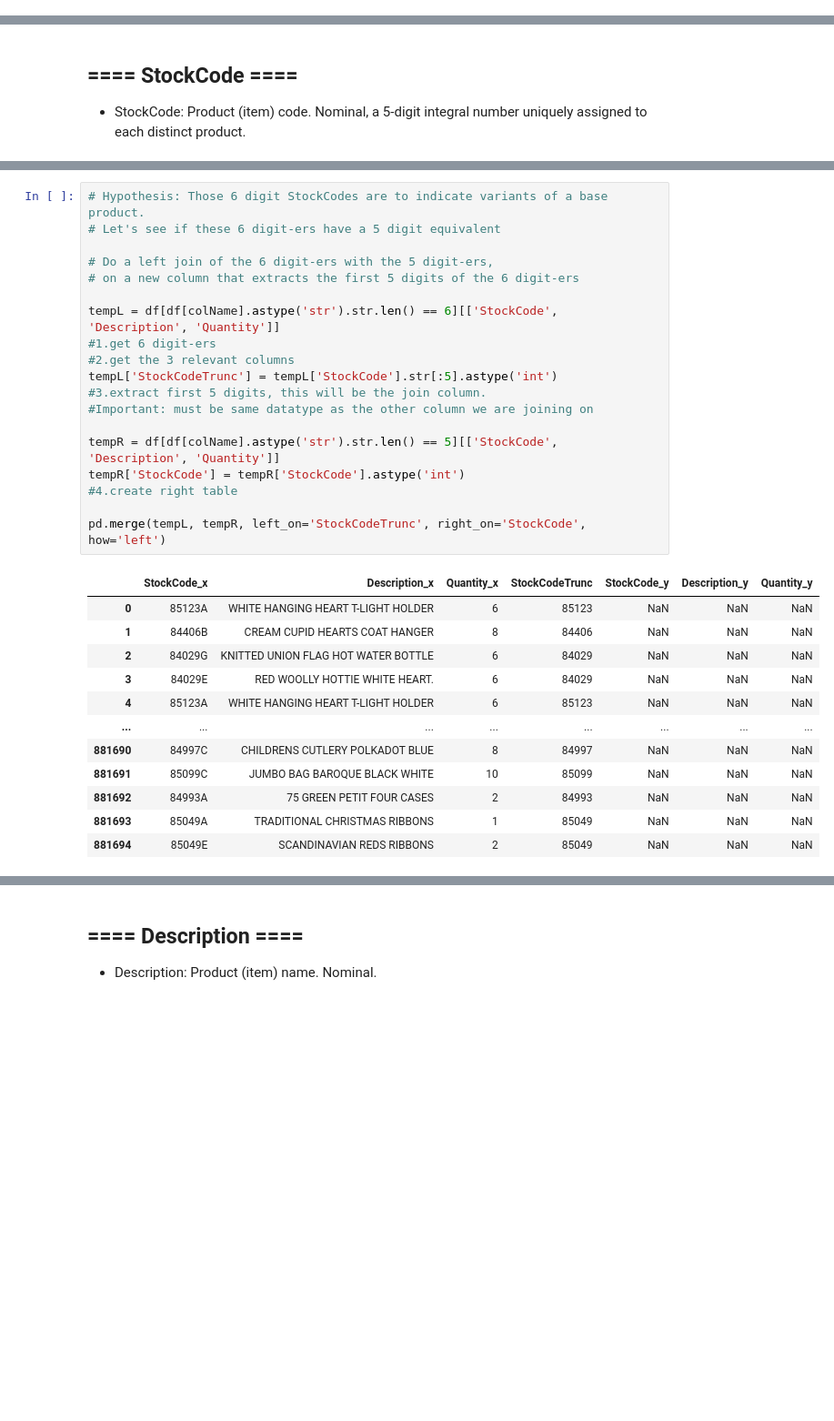
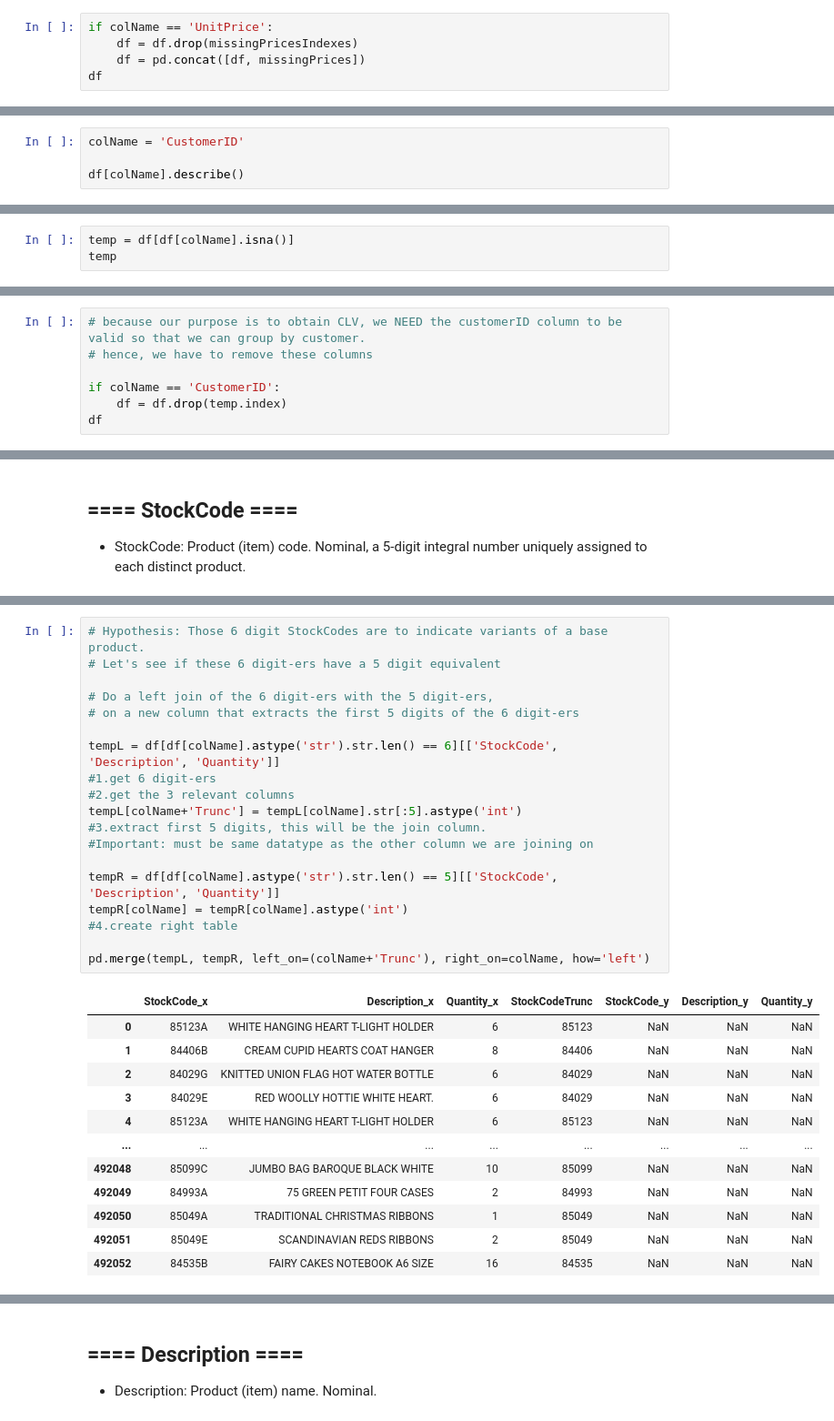
Before and after one commit to BC2407-Analytics-II/BC2407-AnalyticsII, a Jupyter notebook: Cleaning - UCI.ipynb, the cells around one changed output, grey strips where cells are left out. Shown at 91% size. Cells and saved outputs as stored; diff of their text form; blank space fills up the shorter version.

```diff
--- a/Cleaning - UCI.ipynb
+++ b/Cleaning - UCI.ipynb
@@ -295,0 +419,5 @@ df['']
+# %%
+if colName == 'UnitPrice':
+    df = df.drop(missingPricesIndexes)
+    df = pd.concat([df, missingPrices])
+df
@@ -295,0 +463,4 @@ df['']
+# %%
+colName = 'CustomerID'
+
+df[colName].describe()
@@ -295,0 +477,3 @@ df['']
+# %%
+temp = df[df[colName].isna()]
+temp
@@ -295,0 +494,7 @@ df['']
+# %%
+# because our purpose is to obtain CLV, we NEED the customerID column to be valid so that we can group by customer.
+# hence, we have to remove these columns
+
+if colName == 'CustomerID':
+    df = df.drop(temp.index)
+df
@@ -319,32 +540,32 @@ df[df[colName].astype('str').str.len() != 5].sort_values(by='StockCode', ascendi
 # %%
 # Hypothesis: Those 6 digit StockCodes are to indicate variants of a base product.
 # Let's see if these 6 digit-ers have a 5 digit equivalent
 
 # Do a left join of the 6 digit-ers with the 5 digit-ers,
 # on a new column that extracts the first 5 digits of the 6 digit-ers
 
 tempL = df[df[colName].astype('str').str.len() == 6][['StockCode', 'Description', 'Quantity']]
 #1.get 6 digit-ers
 #2.get the 3 relevant columns
-tempL['StockCodeTrunc'] = tempL['StockCode'].str[:5].astype('int')
+tempL[colName+'Trunc'] = tempL[colName].str[:5].astype('int')
 #3.extract first 5 digits, this will be the join column.
 #Important: must be same datatype as the other column we are joining on
 
 tempR = df[df[colName].astype('str').str.len() == 5][['StockCode', 'Description', 'Quantity']]
-tempR['StockCode'] = tempR['StockCode'].astype('int')
+tempR[colName] = tempR[colName].astype('int')
 #4.create right table
 
-pd.merge(tempL, tempR, left_on='StockCodeTrunc', right_on='StockCode', how='left')
+pd.merge(tempL, tempR, left_on=(colName+'Trunc'), right_on=colName, how='left')
 # %% [output]
 |  | StockCode_x | Description_x | Quantity_x | StockCodeTrunc | StockCode_y | Description_y | Quantity_y |
 | 0 | 85123A | WHITE HANGING HEART T-LIGHT HOLDER | 6 | 85123 | NaN | NaN | NaN |
 | 1 | 84406B | CREAM CUPID HEARTS COAT HANGER | 8 | 84406 | NaN | NaN | NaN |
 | 2 | 84029G | KNITTED UNION FLAG HOT WATER BOTTLE | 6 | 84029 | NaN | NaN | NaN |
 | 3 | 84029E | RED WOOLLY HOTTIE WHITE HEART. | 6 | 84029 | NaN | NaN | NaN |
 | 4 | 85123A | WHITE HANGING HEART T-LIGHT HOLDER | 6 | 85123 | NaN | NaN | NaN |
 | ... | ... | ... | ... | ... | ... | ... | ... |
-| 881690 | 84997C | CHILDRENS CUTLERY POLKADOT BLUE | 8 | 84997 | NaN | NaN | NaN |
-| 881691 | 85099C | JUMBO BAG BAROQUE BLACK WHITE | 10 | 85099 | NaN | NaN | NaN |
-| 881692 | 84993A | 75 GREEN PETIT FOUR CASES | 2 | 84993 | NaN | NaN | NaN |
-| 881693 | 85049A | TRADITIONAL CHRISTMAS RIBBONS | 1 | 85049 | NaN | NaN | NaN |
-| 881694 | 85049E | SCANDINAVIAN REDS RIBBONS | 2 | 85049 | NaN | NaN | NaN |
+| 492048 | 85099C | JUMBO BAG BAROQUE BLACK WHITE | 10 | 85099 | NaN | NaN | NaN |
+| 492049 | 84993A | 75 GREEN PETIT FOUR CASES | 2 | 84993 | NaN | NaN | NaN |
+| 492050 | 85049A | TRADITIONAL CHRISTMAS RIBBONS | 1 | 85049 | NaN | NaN | NaN |
+| 492051 | 85049E | SCANDINAVIAN REDS RIBBONS | 2 | 85049 | NaN | NaN | NaN |
+| 492052 | 84535B | FAIRY CAKES NOTEBOOK A6 SIZE | 16 | 84535 | NaN | NaN | NaN |
```
Also changed, not shown: parts of 78 cells of this notebook, 1 other file.
